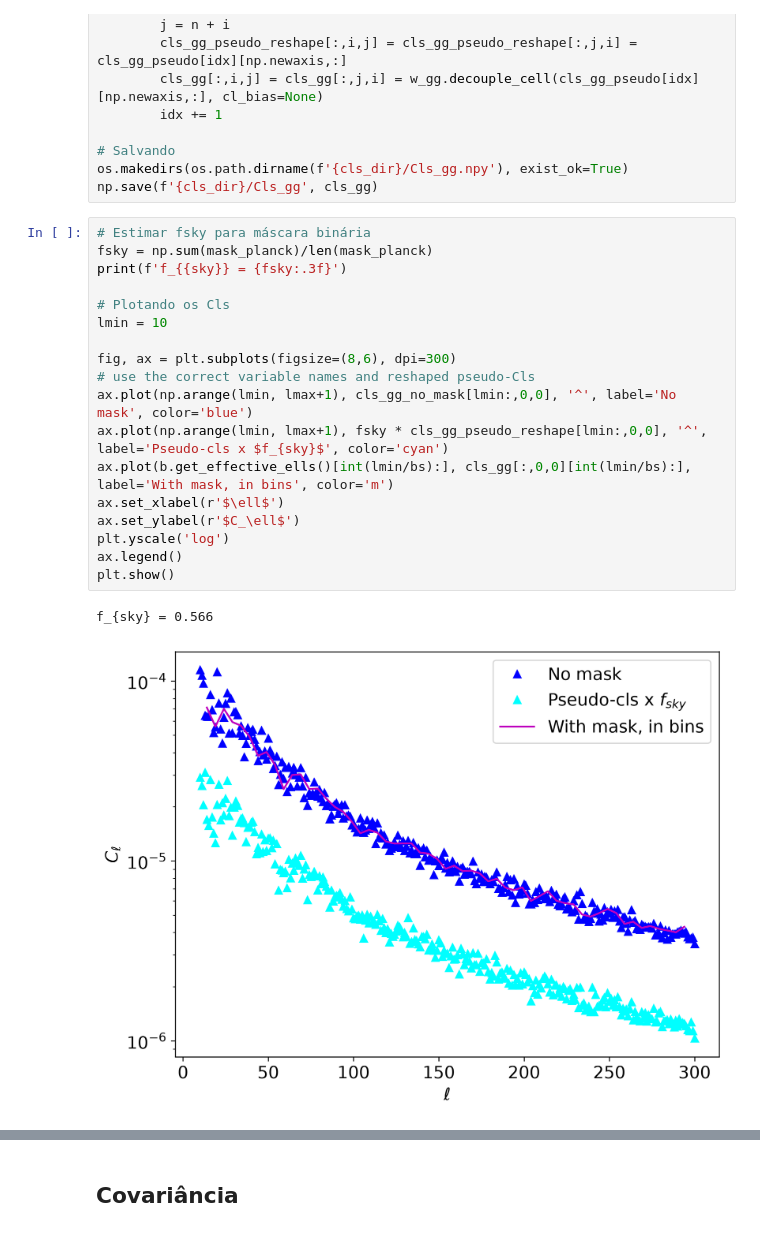
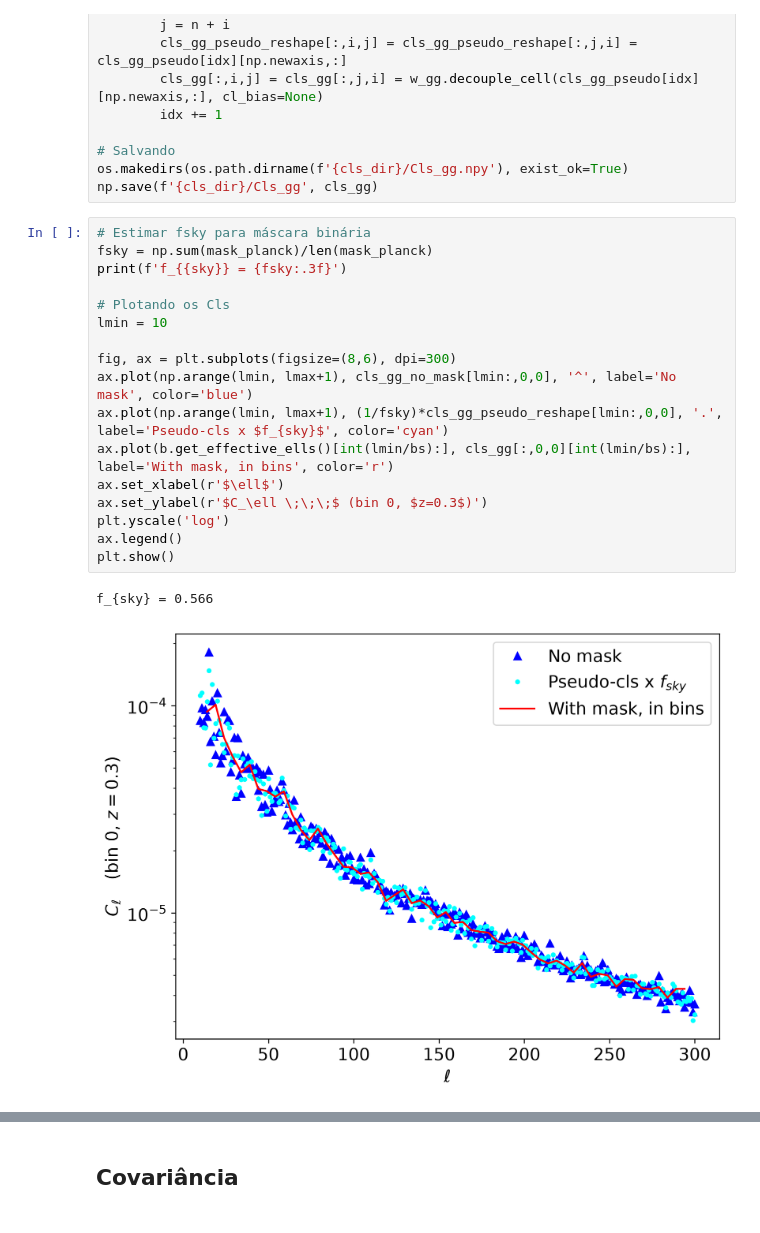
Before and after one commit to isasmatos/IA_school_CBPF_2026, a Jupyter notebook: notebooks/Aula-3a_angular_power_spectrum.ipynb, the cells around one changed output, grey strips where cells are left out. Drawn from its saved outputs; the diff is of its cells as text.

```diff
--- a/notebooks/Aula-3a_angular_power_spectrum.ipynb
+++ b/notebooks/Aula-3a_angular_power_spectrum.ipynb
@@ -439,21 +445,20 @@ np.save(f'{cls_dir}/Cls_gg', cls_gg)
 # %%
 # Estimar fsky para máscara binária
 fsky = np.sum(mask_planck)/len(mask_planck)
 print(f'f_{{sky}} = {fsky:.3f}')
 
 # Plotando os Cls
 lmin = 10
 
 fig, ax = plt.subplots(figsize=(8,6), dpi=300)
-# use the correct variable names and reshaped pseudo-Cls
 ax.plot(np.arange(lmin, lmax+1), cls_gg_no_mask[lmin:,0,0], '^', label='No mask', color='blue')
-ax.plot(np.arange(lmin, lmax+1), fsky * cls_gg_pseudo_reshape[lmin:,0,0], '^', label='Pseudo-cls x $f_{sky}$', color='cyan')
-ax.plot(b.get_effective_ells()[int(lmin/bs):], cls_gg[:,0,0][int(lmin/bs):], label='With mask, in bins', color='m')
+ax.plot(np.arange(lmin, lmax+1), (1/fsky)*cls_gg_pseudo_reshape[lmin:,0,0], '.', label='Pseudo-cls x $f_{sky}$', color='cyan')
+ax.plot(b.get_effective_ells()[int(lmin/bs):], cls_gg[:,0,0][int(lmin/bs):], label='With mask, in bins', color='r')
 ax.set_xlabel(r'$\ell$')
-ax.set_ylabel(r'$C_\ell$')
+ax.set_ylabel(r'$C_\ell \;\;\;$ (bin 0, $z=0.3$)')
 plt.yscale('log')
 ax.legend()
 plt.show()
 # %% [output]
 f_{sky} = 0.566
-[figure, old version]
+[figure, new version]
```
Also changed, not shown: parts of 18 cells of this notebook, 25 other files.
